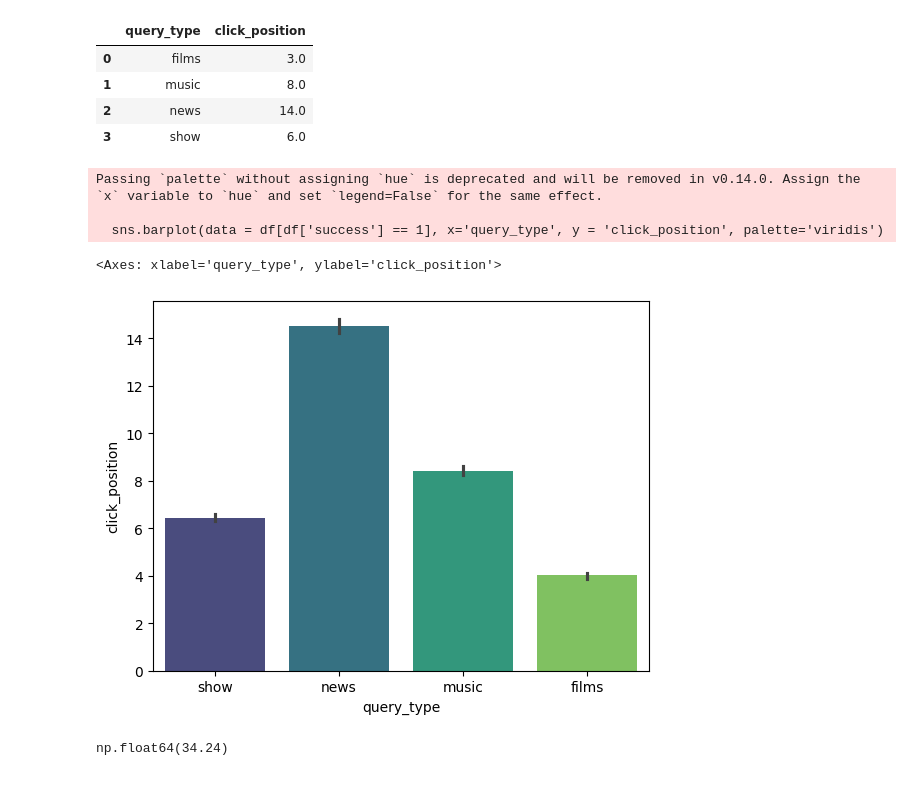
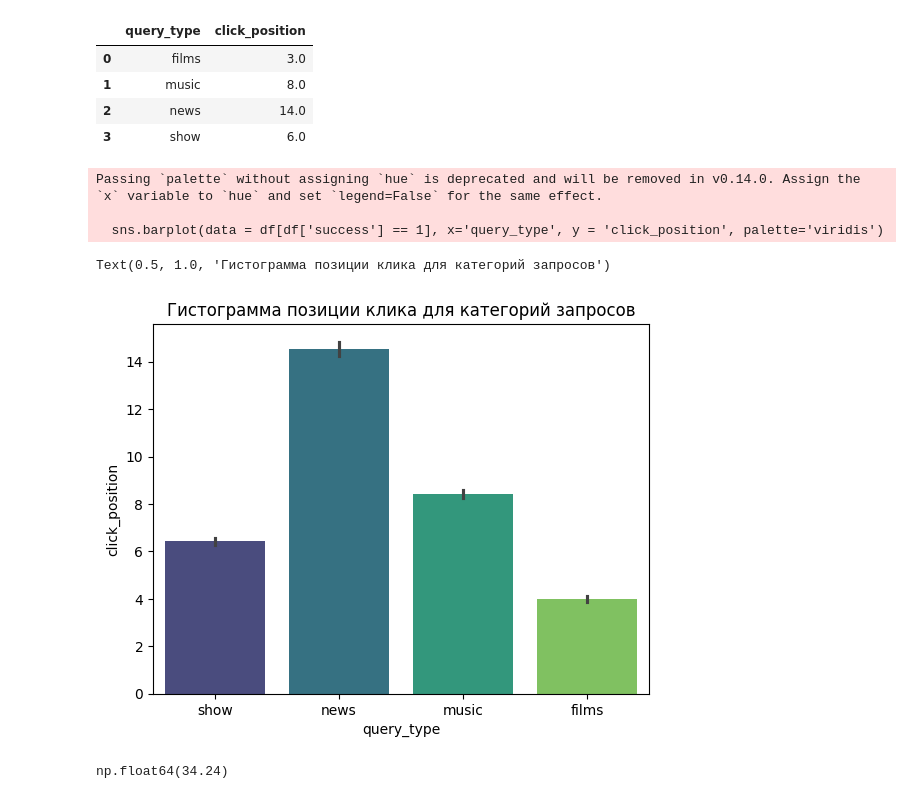
Before and after one commit to Xsize731/techtest_vk, a Jupyter notebook: main.ipynb, the cells around one changed output. Saved outputs shown, nothing was run; the diff lists cells and outputs as text; code cells hidden in the pictures.

```diff
--- a/main.ipynb
+++ b/main.ipynb
@@ -116,12 +117,13 @@ query_click_median
 # %%
 # на графике новости сильно отличаются от других категорий
 sns.barplot(data = df[df['success'] == 1], x='query_type', y = 'click_position', palette='viridis')
+plt.title("Гистограмма позиции клика для категорий запросов")
 # %% [output]
 Passing `palette` without assigning `hue` is deprecated and will be removed in v0.14.0. Assign the `x` variable to `hue` and set `legend=False` for the same effect.
 
   sns.barplot(data = df[df['success'] == 1], x='query_type', y = 'click_position', palette='viridis')
-<Axes: xlabel='query_type', ylabel='click_position'>
+Text(0.5, 1.0, 'Гистограмма позиции клика для категорий запросов')
-[figure, old version]
+[figure, new version]
 # %%
 # посмотрим какому проценту пользователей приходится пролистывать более 15 документов что бы найти нужную новость
 (df[(df['query_type'] == 'news') & (df['click_position'] > 15)]['user_id'].count() / df[(df['query_type'] == 'news')]['user_id'].count() * 100).round(2)
```
Also changed, not shown: parts of 12 cells of this notebook.
